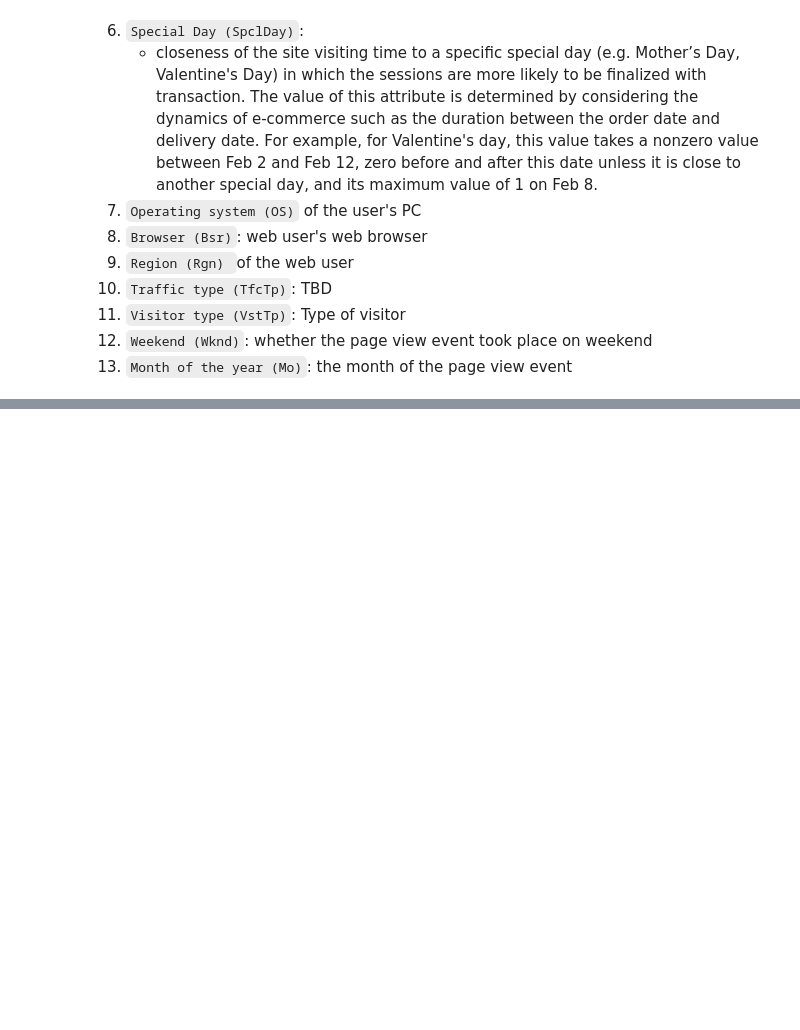
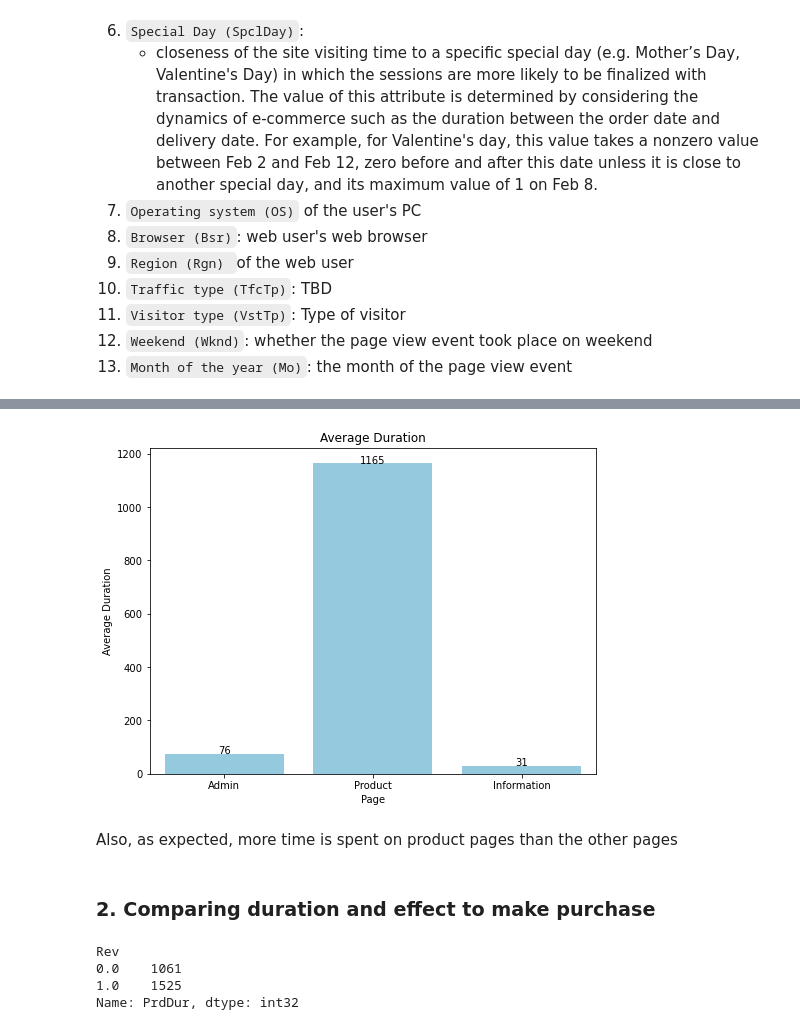
Before and after one commit to ericks-on/predicting_purchase_intent, a Jupyter notebook: index.ipynb, the cells around one changed output, grey strips where cells are left out. Cells and saved outputs as stored; diff of their text form; code cells hidden in the pictures; blank space fills up the shorter version.

```diff
--- a/index.ipynb
+++ b/index.ipynb
@@ -58,0 +186,35 @@ Features description (from the dataset authors):
+# %%
+duration_df = df[['AdmDur', 'PrdDur', 'InfDur']]
+avg_duration = duration_df.mean().astype(int)
+# %%
+# plotting
+plt.figure(figsize=(8,6))
+sns.barplot(
+    x=avg_duration.index,
+    y=avg_duration.values,
+    color='skyblue'
+)
+
+# labelling bars
+for i, v in enumerate(avg_duration.values):
+    plt.text(i, v + 0.2, str(v), ha='center')
+
+plt.title('Average Duration')
+plt.ylabel('Average Duration')
+plt.xticks(labels=['Admin', 'Product', 'Information'], ticks=[0, 1, 2]);
+plt.xlabel('Page');
+# %% [output]
+[figure, added]
+# %% [markdown]
+Also, as expected, more time is spent on product pages than the other pages
+# %% [markdown]
+### 2. Comparing duration and effect to make purchase
+# %%
+# grouping to get average duration for customers who made a purchase
+duration_effect = df.groupby('Rev')['PrdDur'].mean().astype(int)
+duration_effect
+# %% [output]
+Rev
+0.0    1061
+1.0    1525
+Name: PrdDur, dtype: int32
```
Also changed, not shown: parts of 58 cells of this notebook.
